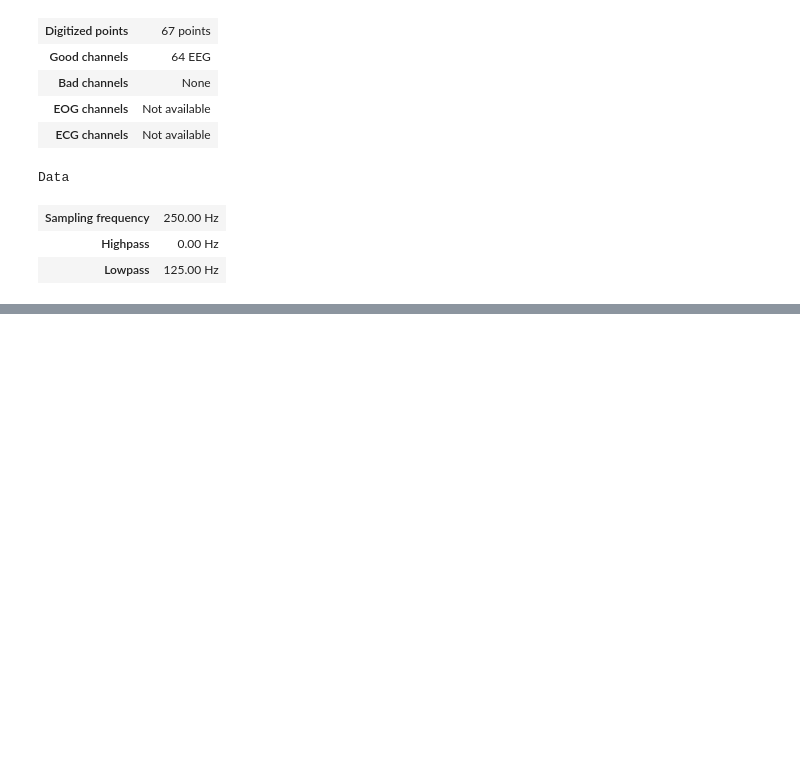
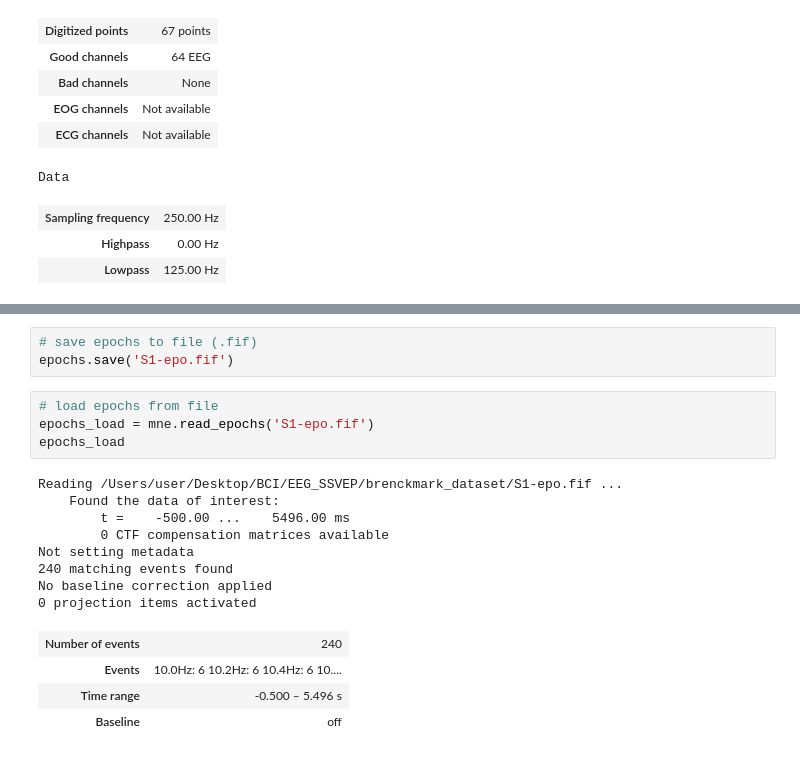
Before and after one commit to 4Meter/EEG_SSVEP, a Jupyter notebook: brenckmark_dataset/mat2epoch.ipynb, the cells around one changed output, grey strips where cells are left out. Cells and saved outputs as stored; diff of their text form; blank space fills up the shorter version.

```diff
--- a/brenckmark_dataset/mat2epoch.ipynb
+++ b/brenckmark_dataset/mat2epoch.ipynb
@@ -81,0 +80,20 @@ Error:
+# %%
+# save epochs to file (.fif)
+epochs.save('S1-epo.fif')
+# %%
+# load epochs from file
+epochs_load = mne.read_epochs('S1-epo.fif')
+epochs_load
+# %% [output]
+Reading /Users/user/Desktop/BCI/EEG_SSVEP/brenckmark_dataset/S1-epo.fif ...
+    Found the data of interest:
+        t =    -500.00 ...    5496.00 ms
+        0 CTF compensation matrices available
+Not setting metadata
+240 matching events found
+No baseline correction applied
+0 projection items activated
+| Number of events | 240 |
+| Events | 10.0Hz: 6 10.2Hz: 6 10.4Hz: 6 10.... |
+| Time range | -0.500 – 5.496 s |
+| Baseline | off |
```
Also changed, not shown: parts of 6 cells of this notebook.
